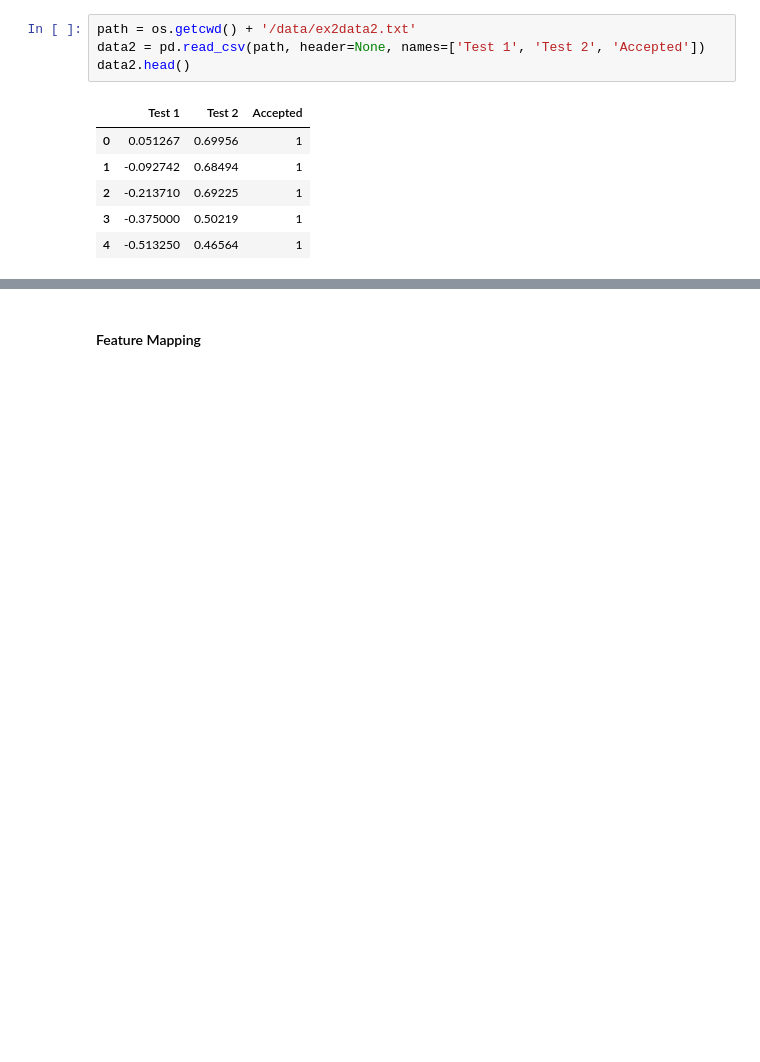
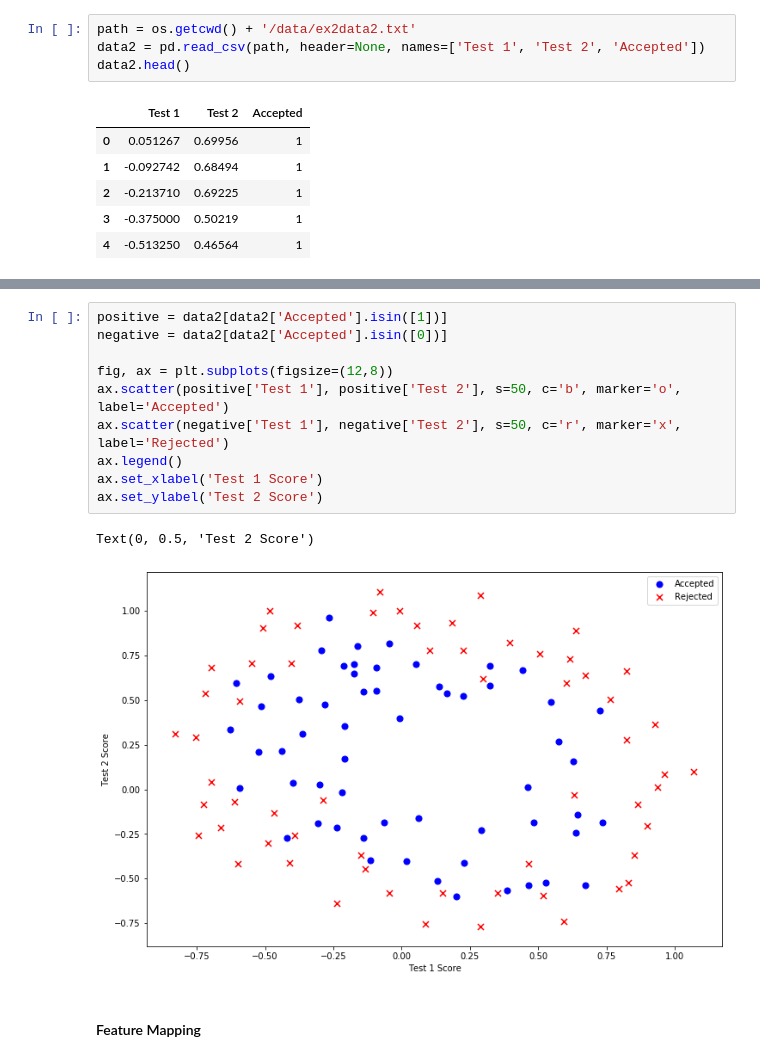
Before and after one commit to pr2tik1/ml-models, a Jupyter notebook: Logistic_reg.ipynb, the cells around one changed output, grey strips where cells are left out. Drawn from its saved outputs; the diff is of its cells as text; blank space fills up the shorter version.

```diff
--- a/Logistic_reg.ipynb
+++ b/Logistic_reg.ipynb
@@ -139,3 +137,16 @@ fig2.show()
+# %%
+positive = data2[data2['Accepted'].isin([1])]
+negative = data2[data2['Accepted'].isin([0])]
+
+fig, ax = plt.subplots(figsize=(12,8))
+ax.scatter(positive['Test 1'], positive['Test 2'], s=50, c='b', marker='o', label='Accepted')
+ax.scatter(negative['Test 1'], negative['Test 2'], s=50, c='r', marker='x', label='Rejected')
+ax.legend()
+ax.set_xlabel('Test 1 Score')
+ax.set_ylabel('Test 2 Score')
+# %% [output]
+Text(0, 0.5, 'Test 2 Score')
+[figure, added]
 # %% [markdown]
 #### Feature Mapping
 # %%
```
Also changed, not shown: parts of 3 cells of this notebook.
